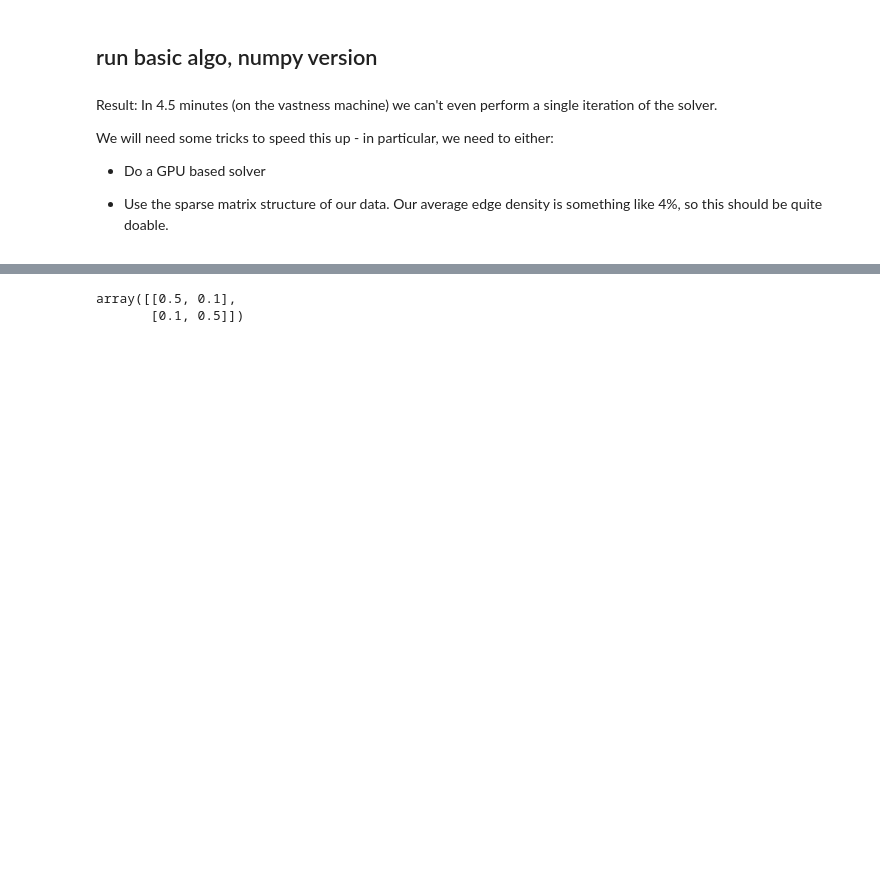
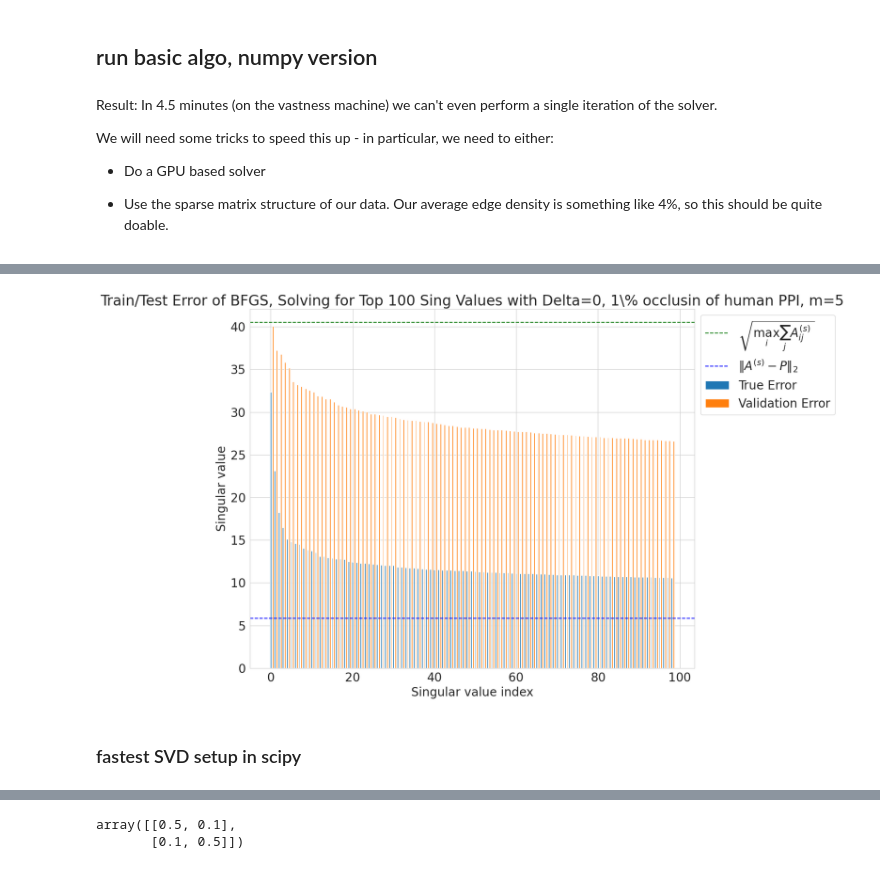
Before and after one commit to akhiljalan/cellag-misc, a Jupyter notebook: ppi-1-test-recovery-edge-occlusion.ipynb, the cells around one changed output, grey strips where cells are left out. Cells and saved outputs as stored; diff of their text form; code cells hidden in the pictures; blank space fills up the shorter version.

Commit message:
ppi tests

```diff
--- a/ppi-1-test-recovery-edge-occlusion.ipynb
+++ b/ppi-1-test-recovery-edge-occlusion.ipynb
@@ -194,0 +270,5 @@ We will need some tricks to speed this up - in particular, we need to either:
+# %%
+validation_mat = gen_sparse_sample_boolean_mat(sparse_matrix)
+m = 5
+occluded_ground_truths = [gen_occluded_p(sparse_matrix) for _ in range(m)]
+sample_mats = [gen_sparse_sample_boolean_mat(occ) for occ in occluded_ground_truths]
@@ -194,0 +485,2 @@ We will need some tricks to speed this up - in particular, we need to either:
+# %%
+result_bfgs_first = result.copy()
@@ -194,0 +570,3 @@ We will need some tricks to speed this up - in particular, we need to either:
+# %%
+validation_diff_svals, true_diff_svals, delta_est, true_delta = result_diff(result_bfgs_first, sample_mats,
+                                                                            validation_mat, sparse_matrix, 100)
@@ -194,0 +602,15 @@ We will need some tricks to speed this up - in particular, we need to either:
+# %%
+plt.bar(np.arange(len(true_diff_svals)), sorted(true_diff_svals, reverse=True), label='True Error', width=0.3)
+plt.bar(np.arange(len(true_diff_svals)) + 0.5, sorted(validation_diff_svals, reverse=True), label='Validation Error', width=0.3)
+plt.xlabel('Singular value index')
+plt.ylabel('Singular value')
+plt.title('Train/Test Error of BFGS, Solving for Top 100 Sing Values with Delta=0, 1\% occlusin of human PPI, m=5')
+plt.axhline(delta_est, ls='--', color='green', label='$\sqrt{\max_i \sum_j A_{ij}^{(s)} }$')
+plt.axhline(true_delta, ls='--', color='blue', label='$\| A^{(s)} - P \|_2$')
+plt.legend(bbox_to_anchor=(1, 1))
+plt.tight_layout()
+plt.savefig('figs/ppi-occlusion-tests/bfgs-short-run-results-occlusion-human-ppi.png')
+# %% [output]
+[figure, added]
+# %% [markdown]
+### fastest SVD setup in scipy
```
Also changed, not shown: parts of 91 cells of this notebook, 4 other files.
